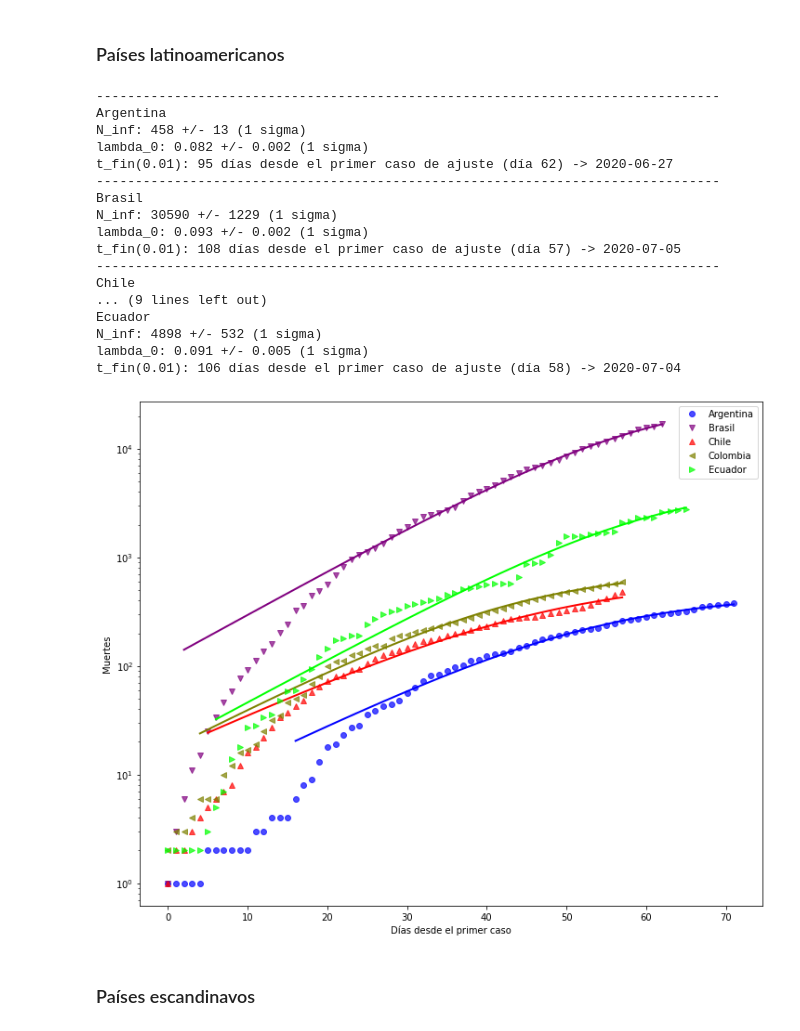
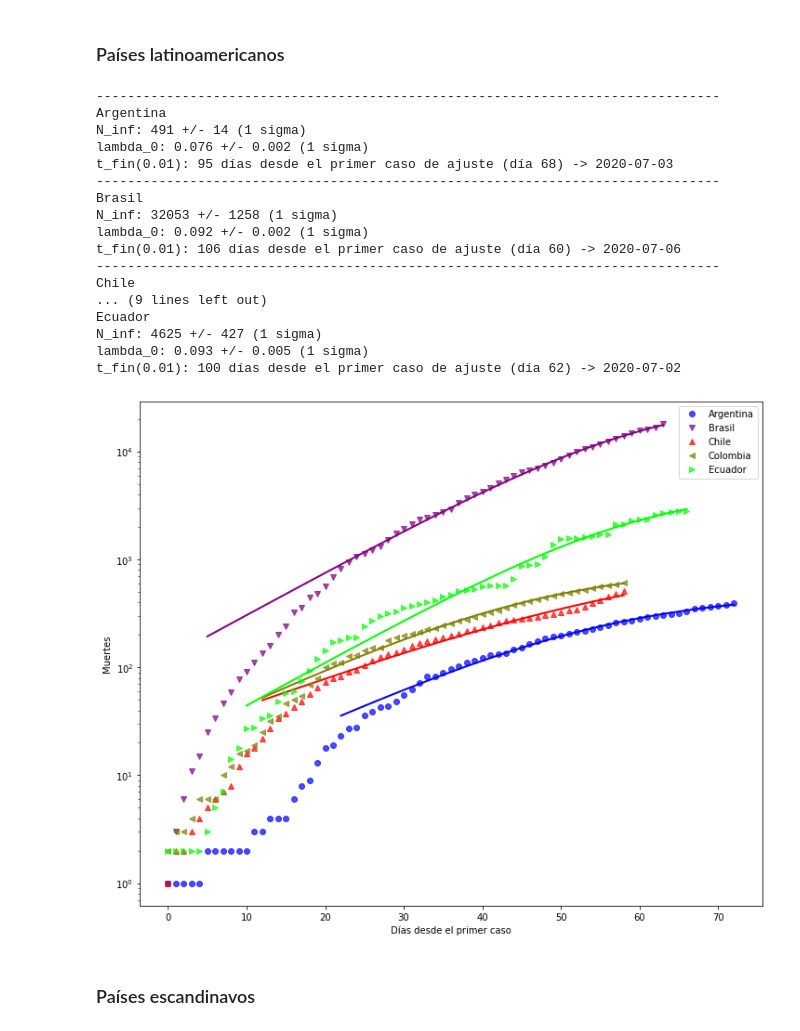
Before and after one commit to manuxch/logistic-covid19, a Jupyter notebook: Logistic_model_COVID-19.ipynb, the cells around one changed output. Saved outputs shown, nothing was run; the diff lists cells and outputs as text; code cells hidden in the pictures.

Commit message:
Actualización diaria de visualizaciones, ajustes y registros

```diff
--- a/Logistic_model_COVID-19.ipynb
+++ b/Logistic_model_COVID-19.ipynb
@@ -276,26 +276,26 @@ t_fin(0.01): 79 días desde el primer caso de ajuste (día 56) -> 2020-06-05
 # %% [markdown]
 ### Países latinoamericanos
 # %%
-plot_fit(deadths_lat, 5, 'Muertes', logscale=True, p_fin=0.01)
+plot_fit(deadths_lat, 20, 'Muertes', logscale=True, p_fin=0.01)
 # %% [output]
 --------------------------------------------------------------------------------
 Argentina
-N_inf: 458 +/- 13 (1 sigma)
-lambda_0: 0.082 +/- 0.002 (1 sigma)
-t_fin(0.01): 95 días desde el primer caso de ajuste (día 62) -> 2020-06-27
+N_inf: 491 +/- 14 (1 sigma)
+lambda_0: 0.076 +/- 0.002 (1 sigma)
+t_fin(0.01): 95 días desde el primer caso de ajuste (día 68) -> 2020-07-03
 --------------------------------------------------------------------------------
 Brasil
-N_inf: 30590 +/- 1229 (1 sigma)
-lambda_0: 0.093 +/- 0.002 (1 sigma)
-t_fin(0.01): 108 días desde el primer caso de ajuste (día 57) -> 2020-07-05
+N_inf: 32053 +/- 1258 (1 sigma)
+lambda_0: 0.092 +/- 0.002 (1 sigma)
+t_fin(0.01): 106 días desde el primer caso de ajuste (día 60) -> 2020-07-06
 --------------------------------------------------------------------------------
 Chile
 ... (9 lines left out)
 Ecuador
-N_inf: 4898 +/- 532 (1 sigma)
-lambda_0: 0.091 +/- 0.005 (1 sigma)
-t_fin(0.01): 106 días desde el primer caso de ajuste (día 58) -> 2020-07-04
+N_inf: 4625 +/- 427 (1 sigma)
+lambda_0: 0.093 +/- 0.005 (1 sigma)
+t_fin(0.01): 100 días desde el primer caso de ajuste (día 62) -> 2020-07-02
-[figure, old version]
+[figure, new version]
 # %% [markdown]
 ### Países escandinavos
 # %%
```
Also changed, not shown: parts of 8 cells of this notebook.
